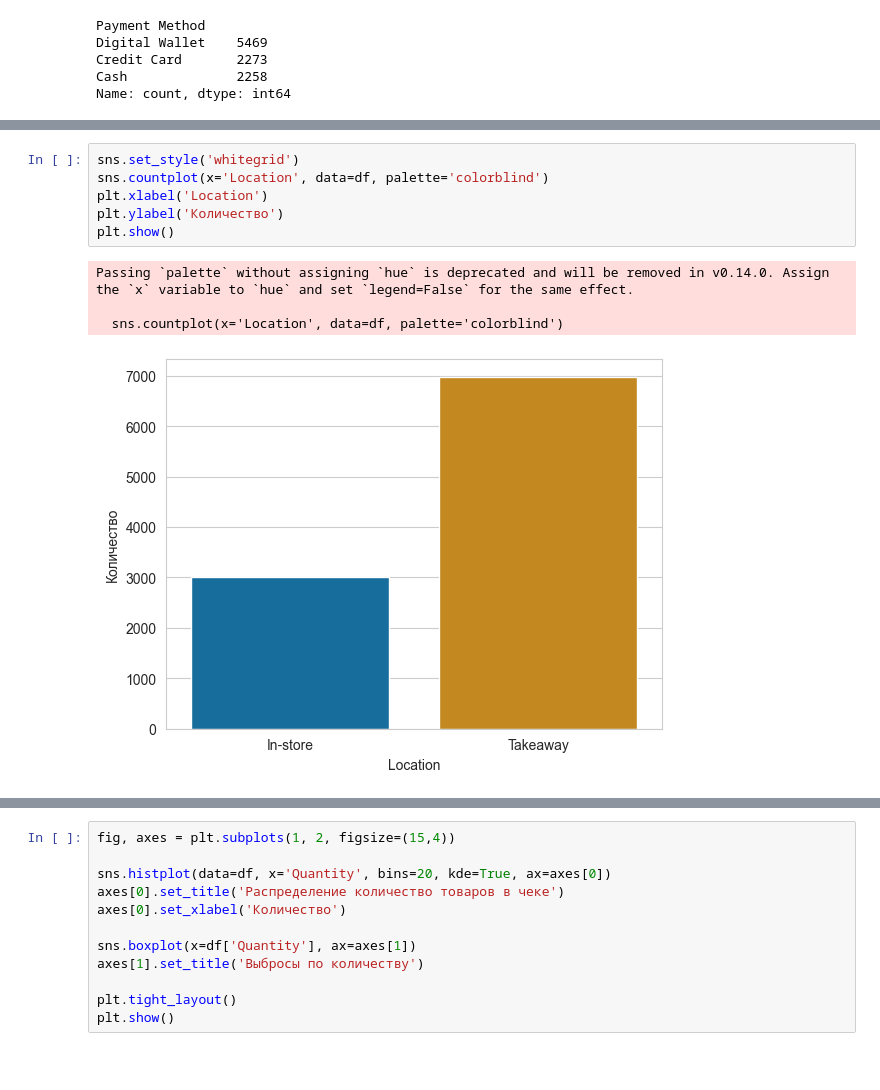
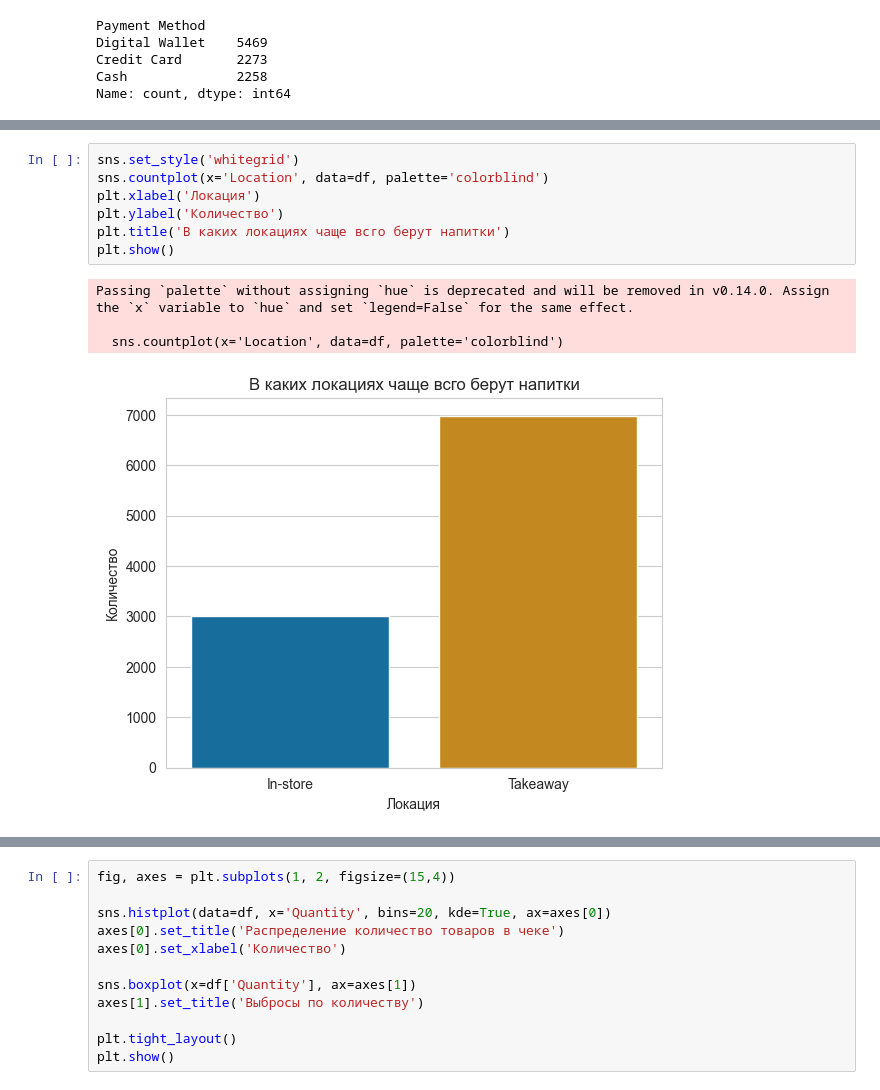
Before and after one commit to Dima1803Mel/Cafe_Sales, a Jupyter notebook: cafe_sales.ipynb, the cells around one changed output, grey strips where cells are left out. Drawn from its saved outputs; the diff is of its cells as text; blank space fills up the shorter version.

```diff
--- a/cafe_sales.ipynb
+++ b/cafe_sales.ipynb
@@ -273,14 +319,15 @@ Passing `palette` without assigning `hue` is deprecated and will be removed in v
 # %%
 sns.set_style('whitegrid')
 sns.countplot(x='Location', data=df, palette='colorblind')
-plt.xlabel('Location')
+plt.xlabel('Локация')
 plt.ylabel('Количество')
+plt.title('В каких локациях чаще всго берут напитки')
 plt.show()
 # %% [output]
 Passing `palette` without assigning `hue` is deprecated and will be removed in v0.14.0. Assign the `x` variable to `hue` and set `legend=False` for the same effect.
 
   sns.countplot(x='Location', data=df, palette='colorblind')
-[figure, old version]
+[figure, new version]
 # %%
 sns.set_style('whitegrid')
 sns.countplot(x='Payment Method', data=df, palette='colorblind')
```
Also changed, not shown: parts of 10 cells of this notebook.
